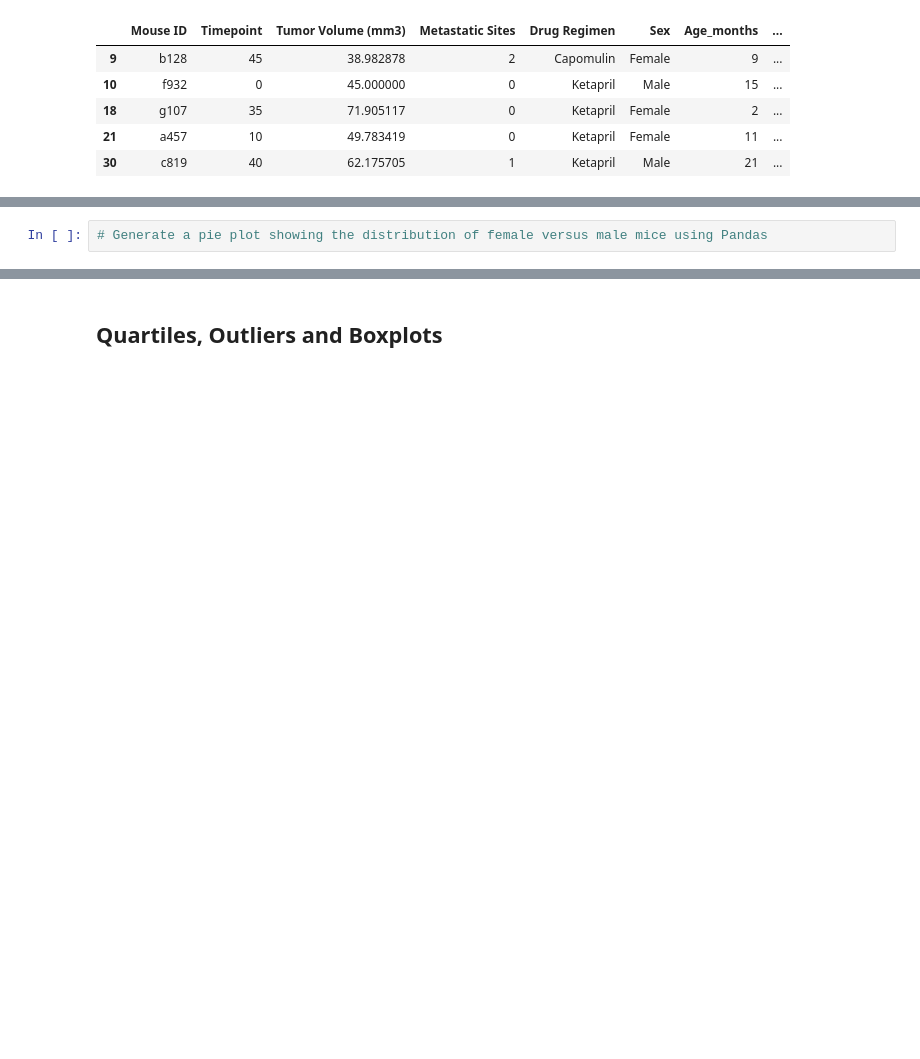
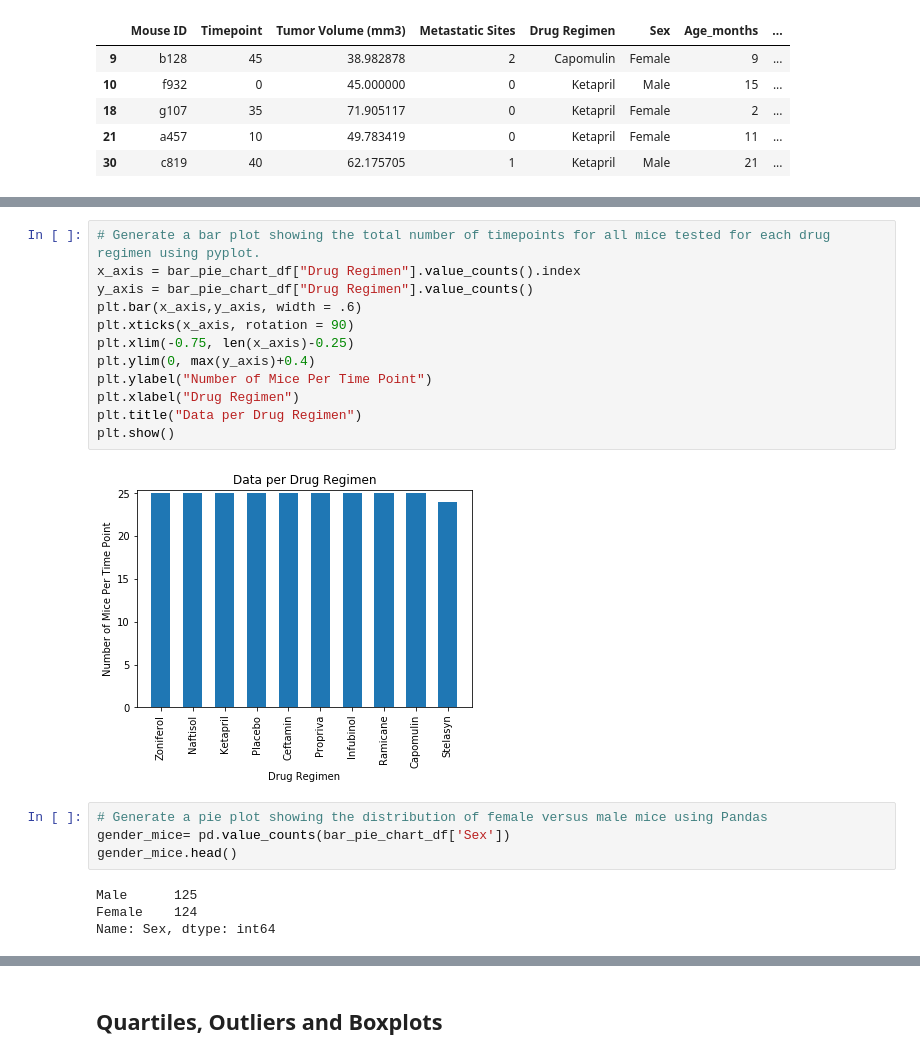
Before and after one commit to dmayo0317/Matplotlib, a Jupyter notebook: Pymaceuticals/pymaceuticals_starter.ipynb, the cells around one changed output, grey strips where cells are left out. Saved outputs shown, nothing was run; the diff lists cells and outputs as text; blank space fills up the shorter version.

```diff
--- a/Pymaceuticals/pymaceuticals_starter.ipynb
+++ b/Pymaceuticals/pymaceuticals_starter.ipynb
@@ -294,2 +277,22 @@ timepoints_mice_df
+# %%
+# Generate a bar plot showing the total number of timepoints for all mice tested for each drug regimen using pyplot.
+x_axis = bar_pie_chart_df["Drug Regimen"].value_counts().index
+y_axis = bar_pie_chart_df["Drug Regimen"].value_counts()
+plt.bar(x_axis,y_axis, width = .6)
+plt.xticks(x_axis, rotation = 90)
+plt.xlim(-0.75, len(x_axis)-0.25)
+plt.ylim(0, max(y_axis)+0.4)
+plt.ylabel("Number of Mice Per Time Point")
+plt.xlabel("Drug Regimen")
+plt.title("Data per Drug Regimen")
+plt.show()
+# %% [output]
+[figure, added]
 # %%
 # Generate a pie plot showing the distribution of female versus male mice using Pandas
+gender_mice= pd.value_counts(bar_pie_chart_df['Sex'])
+gender_mice.head()
+# %% [output]
+Male      125
+Female    124
+Name: Sex, dtype: int64
```
Also changed, not shown: parts of 8 cells of this notebook.
